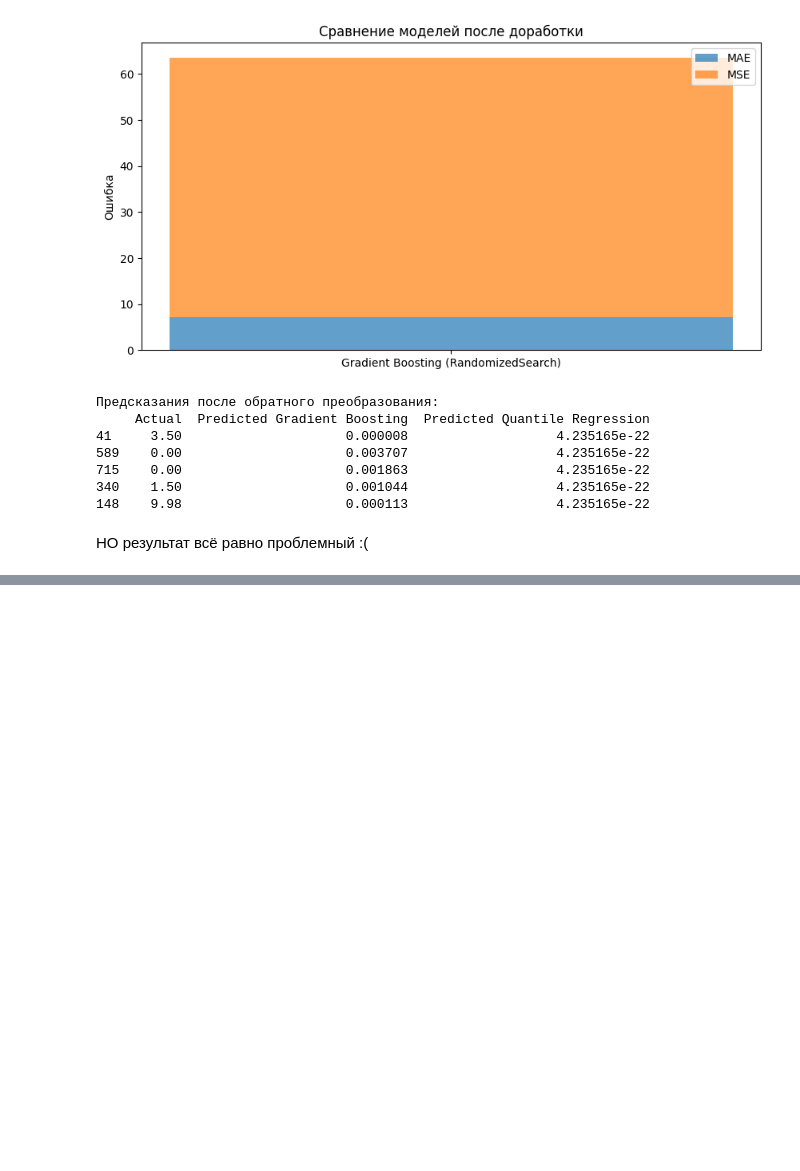
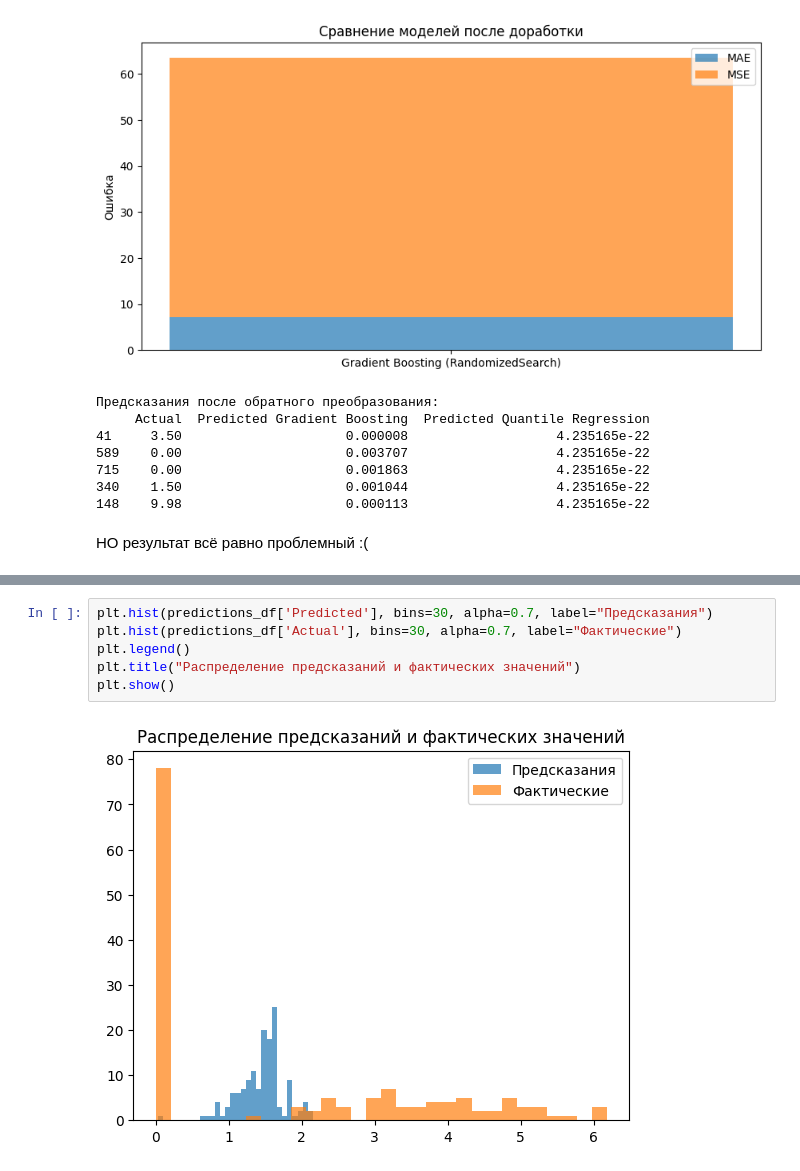
Before and after one commit to nsamoilov/Learning, a Jupyter notebook: Attestation_template2.ipynb, the cells around one changed output, grey strips where cells are left out. Drawn from its saved outputs; the diff is of its cells as text; blank space fills up the shorter version.

```diff
--- a/Attestation_template2.ipynb
+++ b/Attestation_template2.ipynb
@@ -312,0 +431,8 @@ MAE для Quantile Regression: 7.12, MSE: 107.94
+# %%
+plt.hist(predictions_df['Predicted'], bins=30, alpha=0.7, label="Предсказания")
+plt.hist(predictions_df['Actual'], bins=30, alpha=0.7, label="Фактические")
+plt.legend()
+plt.title("Распределение предсказаний и фактических значений")
+plt.show()
+# %% [output]
+[figure, added]
```
Also changed, not shown: parts of 3 cells of this notebook, 1 other file.
